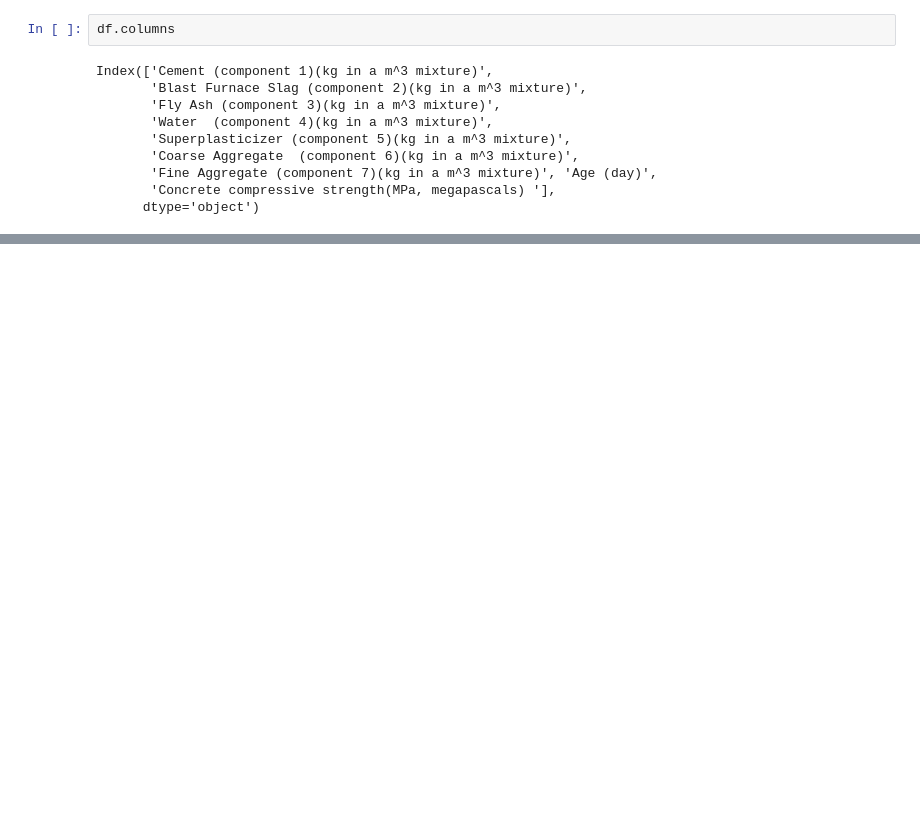
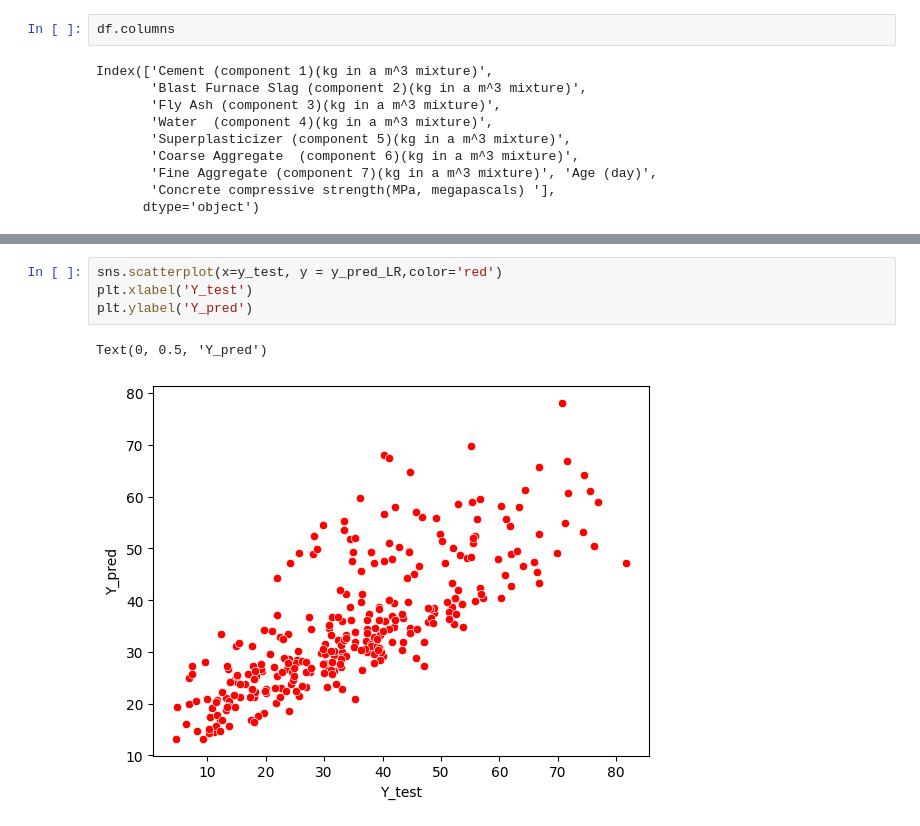
Before and after one commit to singhakhilesh712/CementPrediction_Model, a Jupyter notebook: Model.ipynb, the cells around one changed output, grey strips where cells are left out. Cells and saved outputs as stored; diff of their text form; blank space fills up the shorter version.

```diff
--- a/Model.ipynb
+++ b/Model.ipynb
@@ -297,0 +287,7 @@ np.float64(-13.616932642237444)
+# %%
+sns.scatterplot(x=y_test, y = y_pred_LR,color='red')
+plt.xlabel('Y_test')
+plt.ylabel('Y_pred')
+# %% [output]
+Text(0, 0.5, 'Y_pred')
+[figure, added]
```
Also changed, not shown: parts of 25 cells of this notebook.
